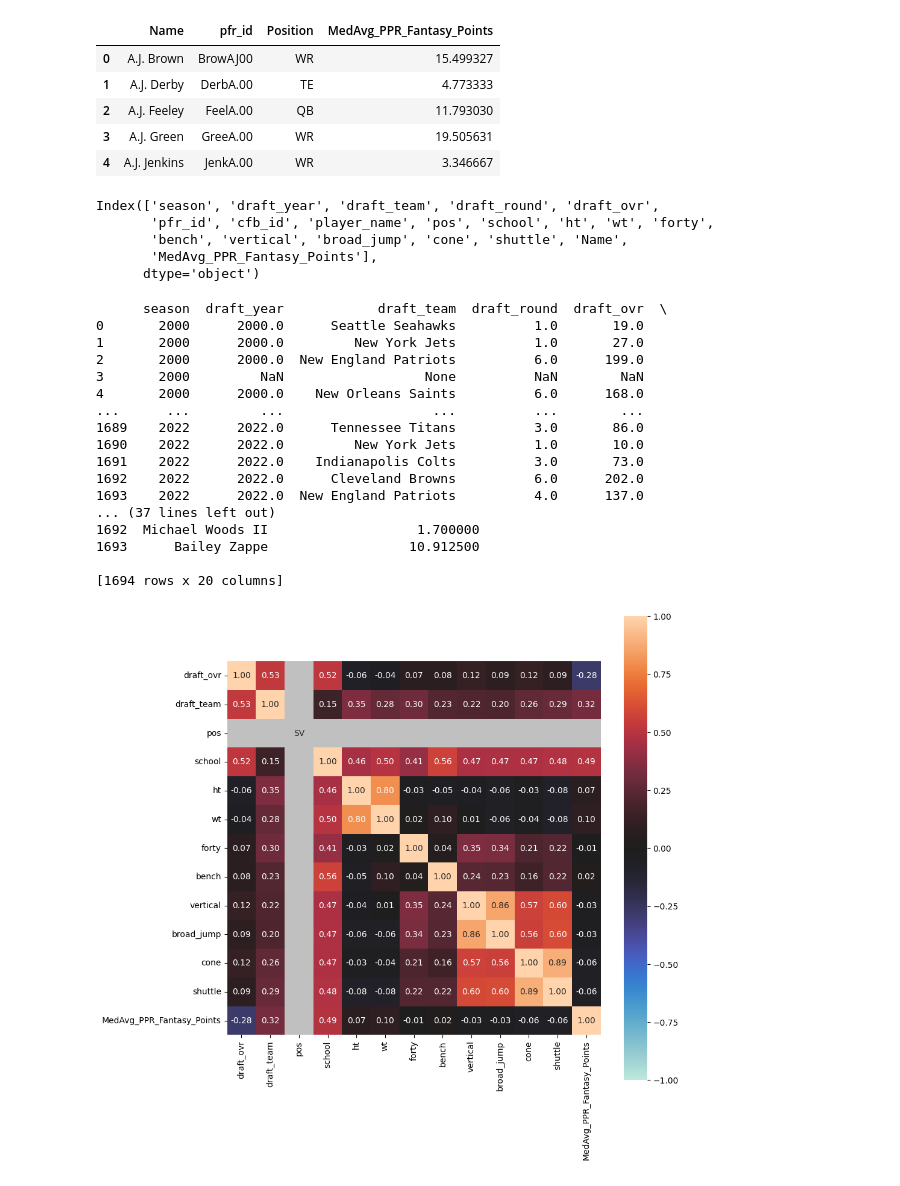
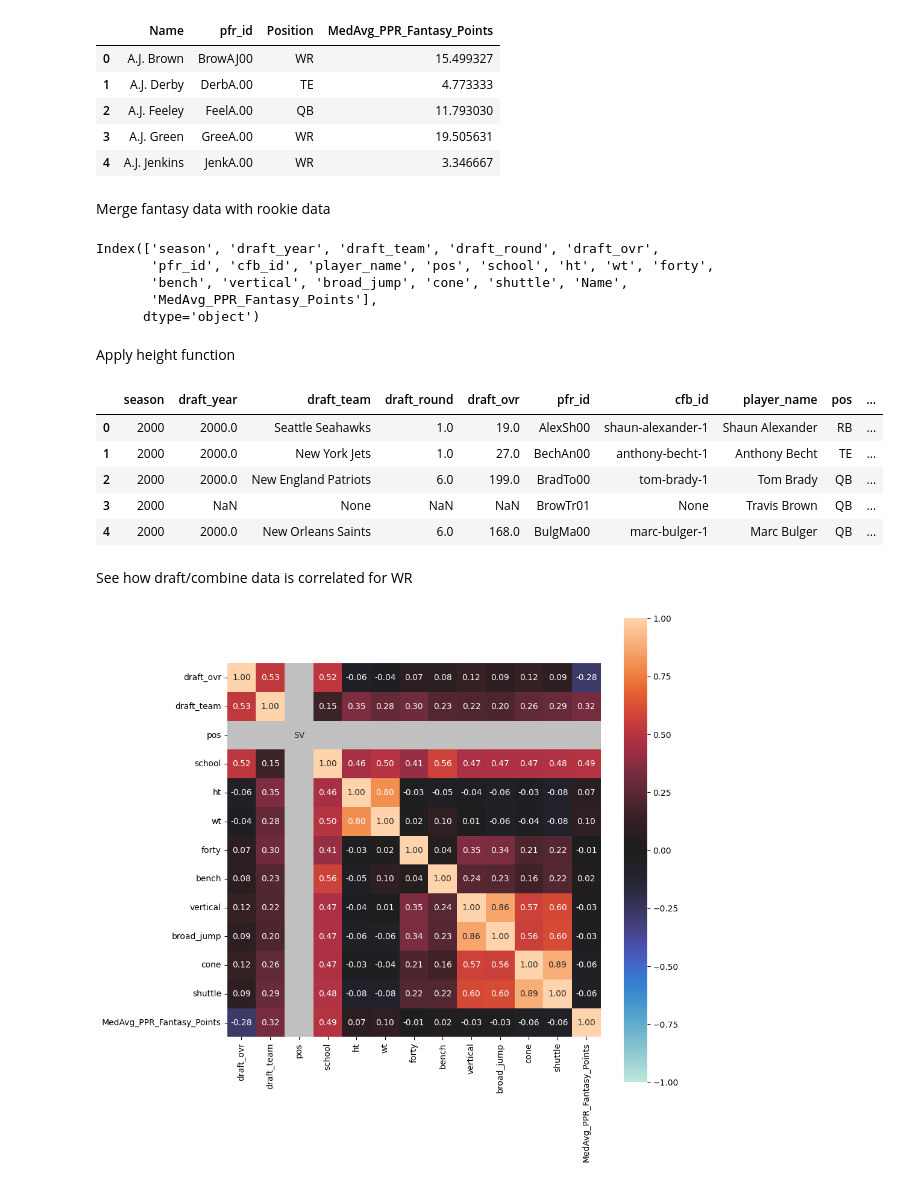
Before and after one commit to Zaccchh/FFCareerPrediction, a Jupyter notebook: newDataTest.ipynb, the cells around one changed output. Drawn from its saved outputs; the diff is of its cells as text; code cells hidden in the pictures.

```diff
--- a/newDataTest.ipynb
+++ b/newDataTest.ipynb
@@ -162,5 +104,5 @@ df.to_csv('fantasy03to22.csv')
 # %%
-fantasy00to22 = pd.read_csv('fantasy00to22.csv', usecols=["DKPt", "Name", "PFR_ID", "Position", "Season"])
+fantasy00to22 = pd.read_csv('Data/fantasy00to22.csv', usecols=["DKPt", "Name", "PFR_ID", "Position", "Season"])
 fantasy00to22.rename(columns = {'DKPt': 'PPR_Fantasy_Points', "PFR_ID": 'pfr_id'}, inplace=True)
 fantasy00to22.head()
 # %% [output]
@@ -193,6 +139,8 @@ fantasySeasonData00to22Top5.head()
 | 2 | A.J. Feeley | FeelA.00 | QB | 11.793030 |
 | 3 | A.J. Green | GreeA.00 | WR | 19.505631 |
 | 4 | A.J. Jenkins | JenkA.00 | WR | 3.346667 |
+# %% [markdown]
+Merge fantasy data with rookie data
 # %%
 fullData00to22 = rookies00to22.merge(fantasySeasonData00to22Top5, on="pfr_id")
 fullData00to22 = fullData00to22.drop(columns="Position")
@@ -203,27 +151,20 @@ Index(['season', 'draft_year', 'draft_team', 'draft_round', 'draft_ovr',
        'bench', 'vertical', 'broad_jump', 'cone', 'shuttle', 'Name',
        'MedAvg_PPR_Fantasy_Points'],
       dtype='object')
+# %% [markdown]
+Apply height function
 # %%
 fullData00to22["ht"] = fullData00to22["ht"].apply(lambda x: parse_ht(x) if x else x)
-print(fullData00to22)
+fullData00to22.head()
 # %% [output]
-      season  draft_year            draft_team  draft_round  draft_ovr  \
-0       2000      2000.0      Seattle Seahawks          1.0       19.0
-1       2000      2000.0         New York Jets          1.0       27.0
-2       2000      2000.0  New England Patriots          6.0      199.0
-3       2000         NaN                  None          NaN        NaN
-4       2000      2000.0    New Orleans Saints          6.0      168.0
-...      ...         ...                   ...          ...        ...
-1689    2022      2022.0      Tennessee Titans          3.0       86.0
-1690    2022      2022.0         New York Jets          1.0       10.0
-1691    2022      2022.0    Indianapolis Colts          3.0       73.0
-1692    2022      2022.0      Cleveland Browns          6.0      202.0
-1693    2022      2022.0  New England Patriots          4.0      137.0
-... (37 lines left out)
-1692  Michael Woods II                   1.700000
-1693      Bailey Zappe                  10.912500
-
-[1694 rows x 20 columns]
+|  | season | draft_year | draft_team | draft_round | draft_ovr | pfr_id | cfb_id | player_name | pos | ... |
+| 0 | 2000 | 2000.0 | Seattle Seahawks | 1.0 | 19.0 | AlexSh00 | shaun-alexander-1 | Shaun Alexander | RB | ... |
+| 1 | 2000 | 2000.0 | New York Jets | 1.0 | 27.0 | BechAn00 | anthony-becht-1 | Anthony Becht | TE | ... |
+| 2 | 2000 | 2000.0 | New England Patriots | 6.0 | 199.0 | BradTo00 | tom-brady-1 | Tom Brady | QB | ... |
+| 3 | 2000 | NaN | None | NaN | NaN | BrowTr01 | None | Travis Brown | QB | ... |
+| 4 | 2000 | 2000.0 | New Orleans Saints | 6.0 | 168.0 | BulgMa00 | marc-bulger-1 | Marc Bulger | QB | ... |
+# %% [markdown]
+See how draft/combine data is correlated for WR
 # %%
 WRDat = fullData00to22[['draft_ovr', 'draft_team', 'pos', 'school', 'ht', 'wt', 'forty', 'bench', 'vertical', 'broad_jump', 'cone', 'shuttle', 'MedAvg_PPR_Fantasy_Points']]
 WRDat = WRDat[WRDat['pos'] == 'WR']
```
Also changed, not shown: parts of 25 cells of this notebook.
